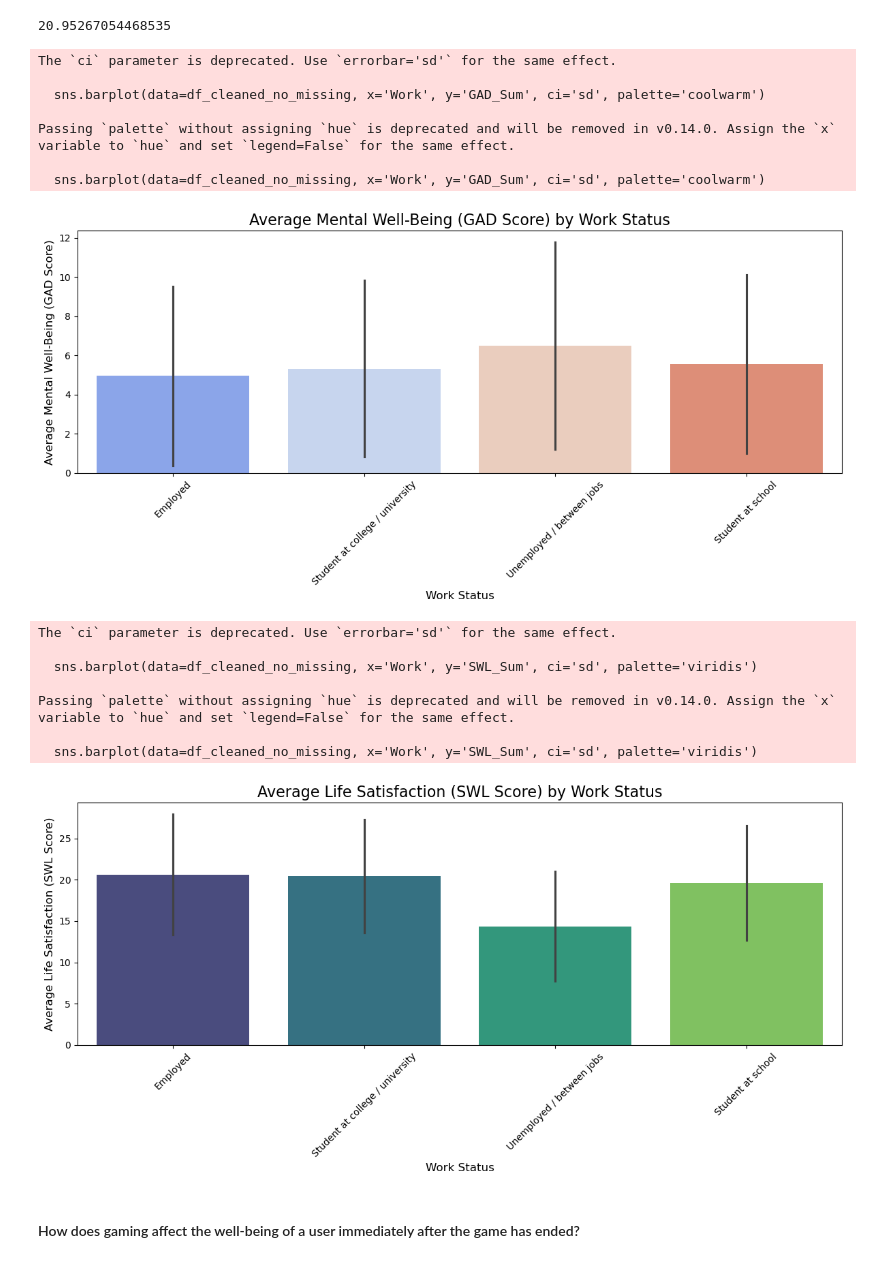
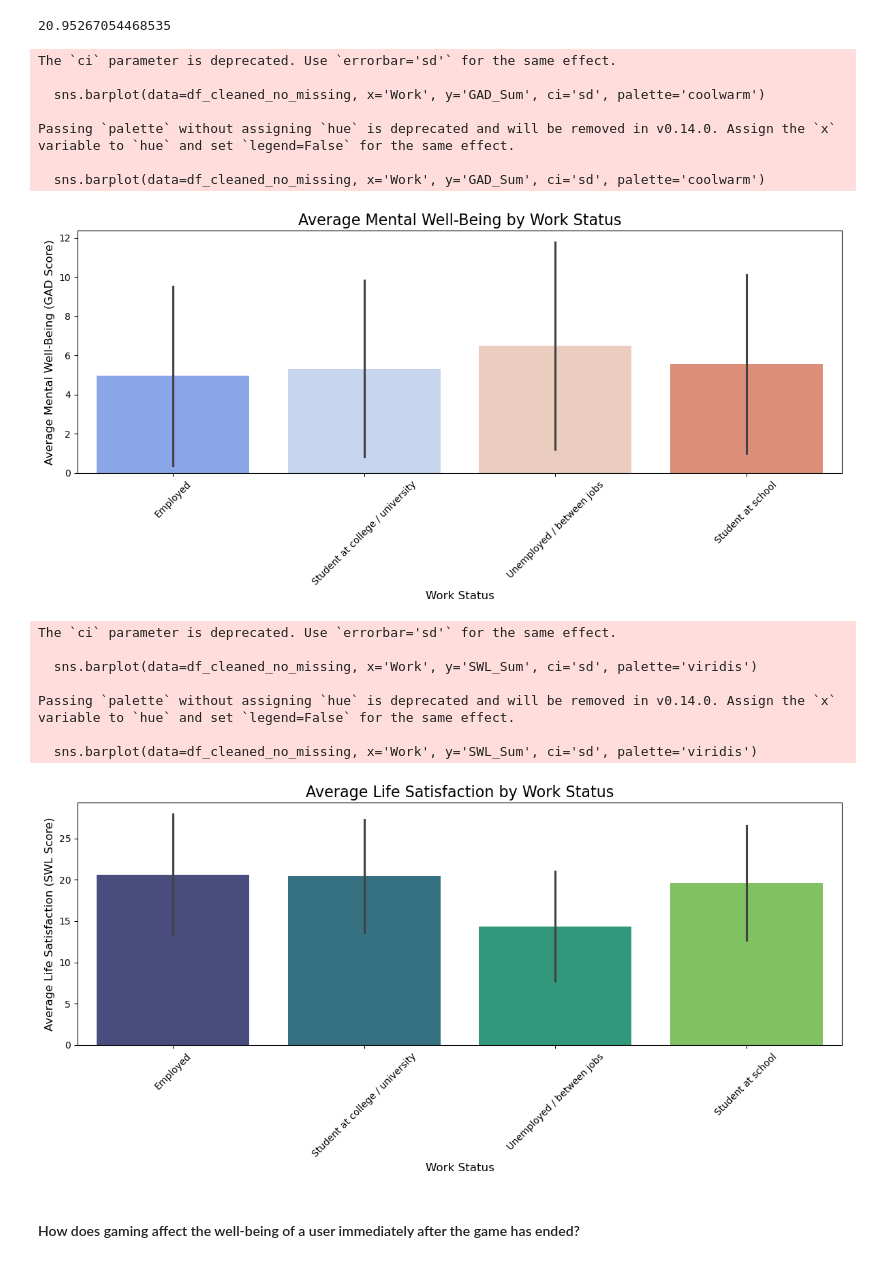
Before and after one commit to lauraleecallahan/Project-1, a Jupyter notebook: Untitled-1.ipynb, the cells around one changed output. Drawn from its saved outputs; the diff is of its cells as text; code cells hidden in the pictures.

```diff
--- a/Untitled-1.ipynb
+++ b/Untitled-1.ipynb
@@ -277,33 +277,33 @@ df_cleaned_no_missing["Age"].mean()
 # %%
 
 # Bar plot for Work vs GAD_Sum
 plt.figure(figsize=(12, 6))
 sns.barplot(data=df_cleaned_no_missing, x='Work', y='GAD_Sum', ci='sd', palette='coolwarm')
-plt.title('Average Mental Well-Being (GAD Score) by Work Status', fontsize=16)
+plt.title('Average Mental Well-Being by Work Status', fontsize=16)
 plt.xlabel('Work Status', fontsize=12)
 plt.ylabel('Average Mental Well-Being (GAD Score)', fontsize=12)
 plt.xticks(rotation=45)
 plt.tight_layout()
 plt.show()
 
 # Bar plot for Work vs SWL_Sum
 plt.figure(figsize=(12, 6))
 sns.barplot(data=df_cleaned_no_missing, x='Work', y='SWL_Sum', ci='sd', palette='viridis')
-plt.title('Average Life Satisfaction (SWL Score) by Work Status', fontsize=16)
+plt.title('Average Life Satisfaction by Work Status', fontsize=16)
 plt.xlabel('Work Status', fontsize=12)
 plt.ylabel('Average Life Satisfaction (SWL Score)', fontsize=12)
 plt.xticks(rotation=45)
 plt.tight_layout()
 plt.show()
 # %% [output]
 The `ci` parameter is deprecated. Use `errorbar='sd'` for the same effect.
 
   sns.barplot(data=df_cleaned_no_missing, x='Work', y='GAD_Sum', ci='sd', palette='coolwarm')
 
 Passing `palette` without assigning `hue` is deprecated and will be removed in v0.14.0. Assign the `x` variable to `hue` and set `legend=False` for the same effect.
 
   sns.barplot(data=df_cleaned_no_missing, x='Work', y='GAD_Sum', ci='sd', palette='coolwarm')
-[figure, old version]
+[figure, new version]
 The `ci` parameter is deprecated. Use `errorbar='sd'` for the same effect.
 
   sns.barplot(data=df_cleaned_no_missing, x='Work', y='SWL_Sum', ci='sd', palette='viridis')
@@ -311,7 +311,7 @@ The `ci` parameter is deprecated. Use `errorbar='sd'` for the same effect.
 Passing `palette` without assigning `hue` is deprecated and will be removed in v0.14.0. Assign the `x` variable to `hue` and set `legend=False` for the same effect.
 
   sns.barplot(data=df_cleaned_no_missing, x='Work', y='SWL_Sum', ci='sd', palette='viridis')
-[figure, old version]
+[figure, new version]
 # %% [markdown]
 #### How does gaming affect the well-being of a user immediately after the game has ended?
 # %%
```
Also changed, not shown: parts of 5 cells of this notebook.
